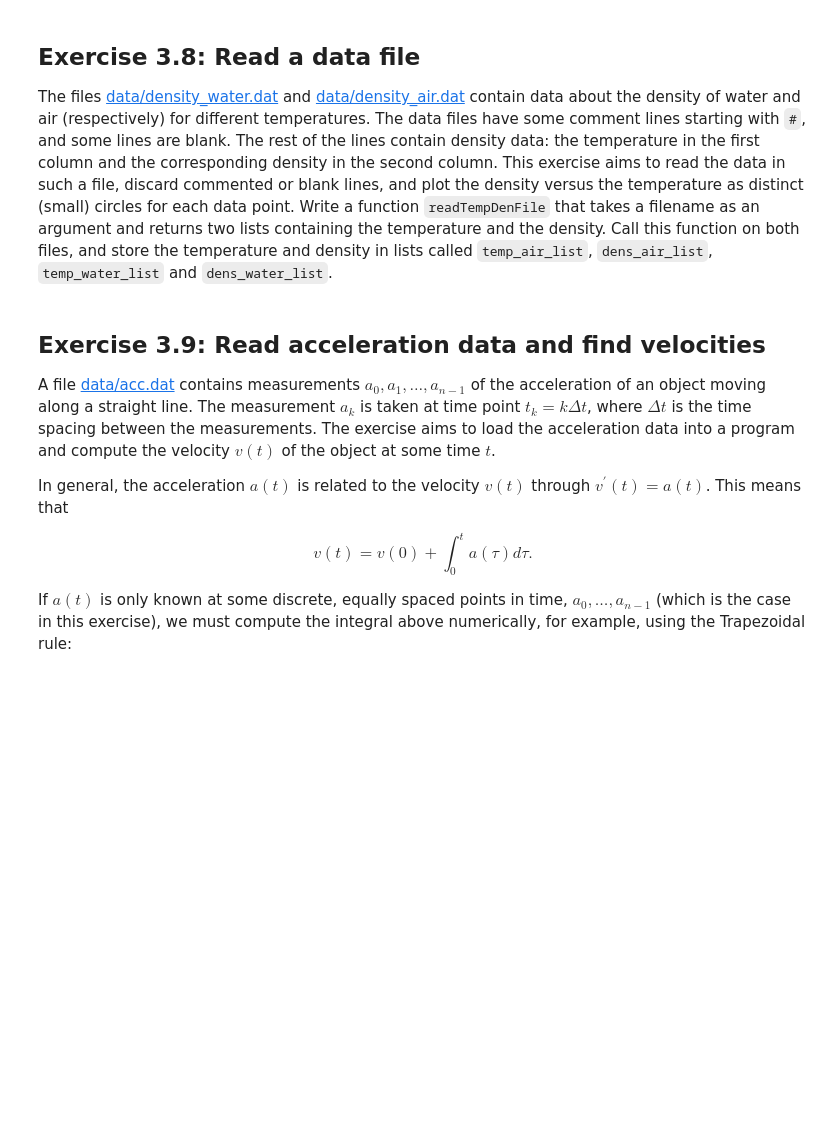
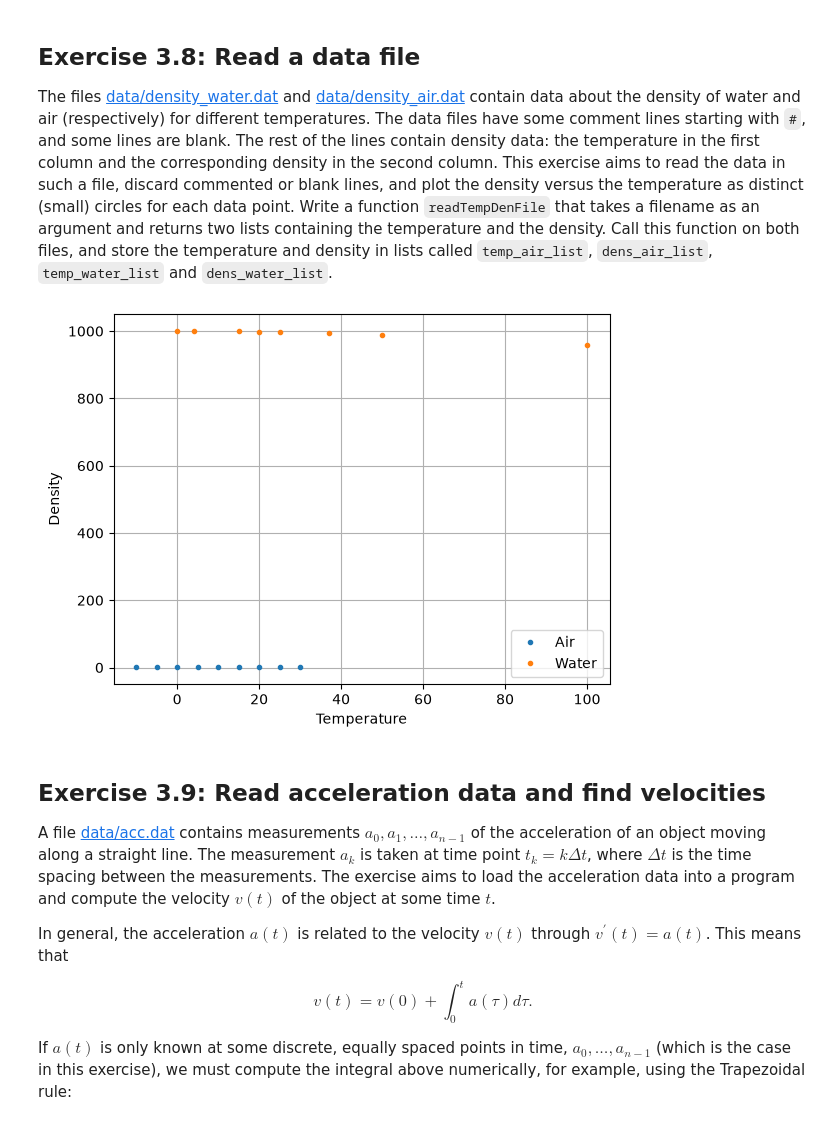
Before and after one commit to ada-3113482811/intro-to-python, a Jupyter notebook: lecture3/lecture3.ipynb, the cells around one changed output. Drawn from its saved outputs; the diff is of its cells as text; code cells hidden in the pictures; blank space fills up the shorter version.

```diff
--- a/lecture3/lecture3.ipynb
+++ b/lecture3/lecture3.ipynb
@@ -604,0 +607,13 @@ Make a program that reads the first column into a list `xlist` and the second co
+# %%
+xlist = []
+ylist = []
+with open("data/xy.dat", "r") as data:
+    for line in data:
+        words = line.split()
+        xlist.append(float(words[0]))
+        ylist.append(float(words[1]))
+xarray = np.array(xlist)
+yarray = np.array(ylist)
+ymin, ymax = yarray.min(),yarray.max()
+print("Minimum y:", ymin)
+print("Maximum y:", ymax)
@@ -644,3 +654,32 @@ The files [data/density_water.dat](./data/density_water.dat) and [data/density_a
+# %%
+def readTempDenFile(filename):
+    temp_list = []
+    dens_list = []
+
+    with open(filename, "r") as data:
+        for line in data:
+            line = line.strip()
+            if line == "" or line.startswith("#"):
+                continue
+
+            words = line.split()
+            temperature = float(words[0])
+            density = float(words[1])
+            temp_list.append(temperature)
+            dens_list.append(density)
+
+    return temp_list, dens_list
+temp_air_list, dens_air_list = readTempDenFile("data/density_air.dat")
+temp_water_list, dens_water_list = readTempDenFile("data/density_water.dat")
+plt.plot(temp_air_list, dens_air_list, "o", markersize=3, label="Air")
+plt.plot(temp_water_list, dens_water_list, "o", markersize=3, label="Water")
+plt.xlabel("Temperature")
+plt.ylabel("Density")
+plt.grid()
+plt.legend()
+plt.show()
+# %% [output]
+[figure, added]
 # %%
 import numbers
 import numpy as np
```
Also changed, not shown: parts of 7 cells of this notebook, 1 other file.
